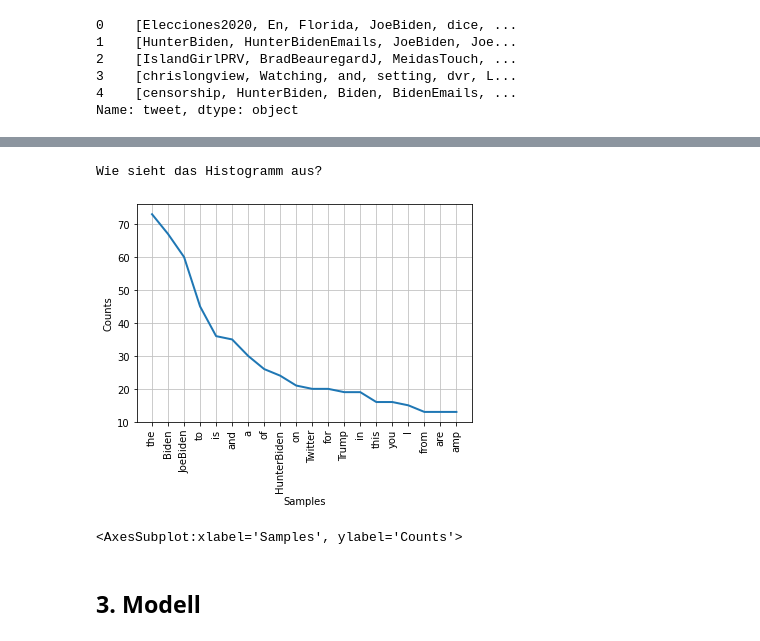
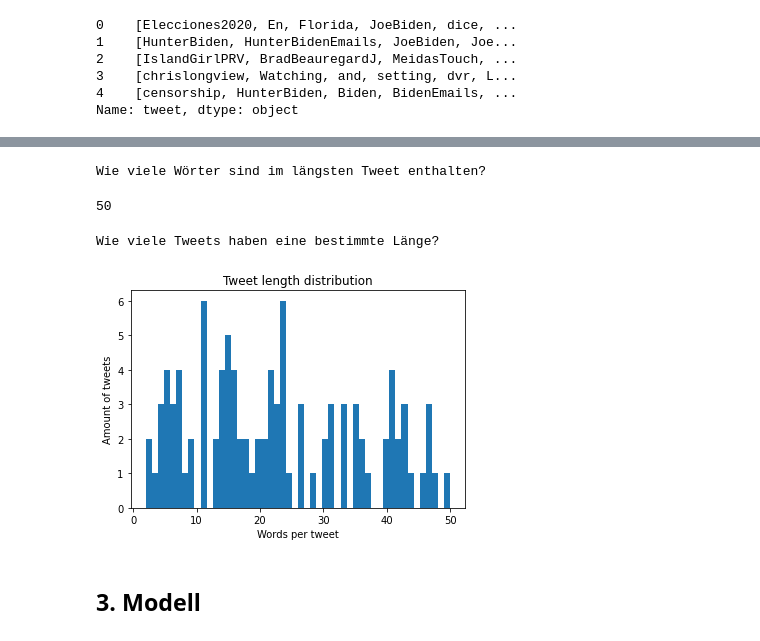
Before and after one commit to orca-nrw/lernmodul-texte, a Jupyter notebook: index.ipynb, the cells around one changed output, grey strips where cells are left out. Saved outputs shown, nothing was run; the diff lists cells and outputs as text; code cells hidden in the pictures.

Commit message:
Add tweet length distribution

```diff
--- a/index.ipynb
+++ b/index.ipynb
@@ -190,5 +184,0 @@ from nltk.probability import FreqDist
-# %%
-all_tokens = []
-for tweet in tweets_tokenized:
-    all_tokens += tweet
-fdist = FreqDist(all_tokens)
@@ -210,10 +185,25 @@ Wie lauten die zehn häufigsten Wörter?
-# %%
-print("Wie sieht das Histogramm aus?")
-fdist.plot(20)
-# %% [output]
-Wie sieht das Histogramm aus?
-[figure, removed]
-<AxesSubplot:xlabel='Samples', ylabel='Counts'>
+# %%
+tweets_length = [len(tweet) for tweet in tweets_tokenized]
+print("Wie viele Wörter sind im längsten Tweet enthalten?")
+np.max(tweets_length)
+# %% [output]
+Wie viele Wörter sind im längsten Tweet enthalten?
+50
+# %%
+def plot_tweet_length_distribution(tweets_length):
+    """Count tokens per tweet and plot their length distribution."""
+
+    plt.hist(tweets_length, np.max(tweets_length))
+    plt.xlabel('Words per tweet')
+    plt.ylabel('Amount of tweets')
+    plt.title('Tweet length distribution')
+    plt.show()
+# %%
+print("Wie viele Tweets haben eine bestimmte Länge?")
+plot_tweet_length_distribution(tweets_length)
+# %% [output]
+Wie viele Tweets haben eine bestimmte Länge?
+[figure, added]
 # %% [markdown]
 ## 3. <a id='modell'>Modell</a>
 # %% [markdown]
```
Also changed, not shown: parts of 5 cells of this notebook.
